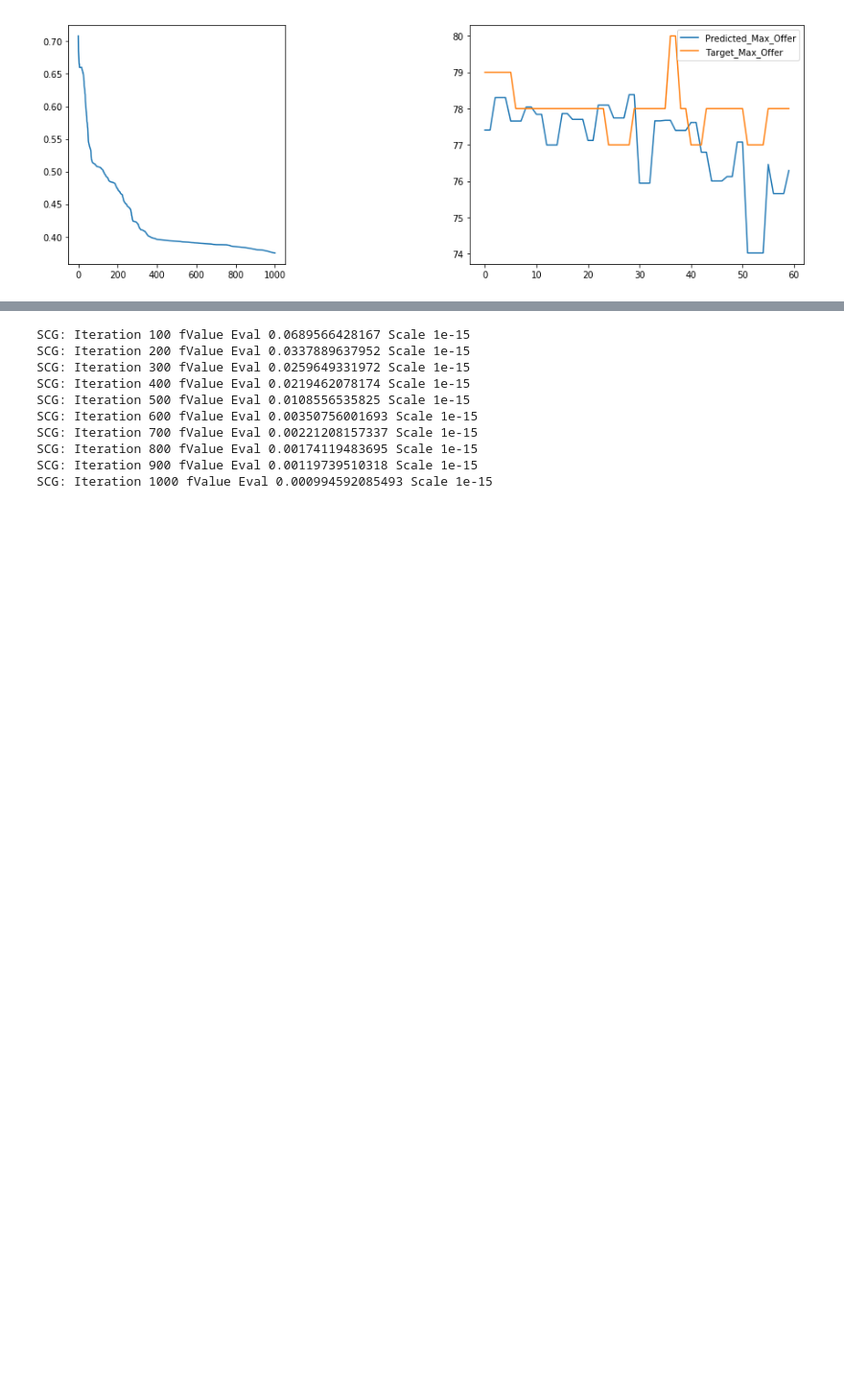
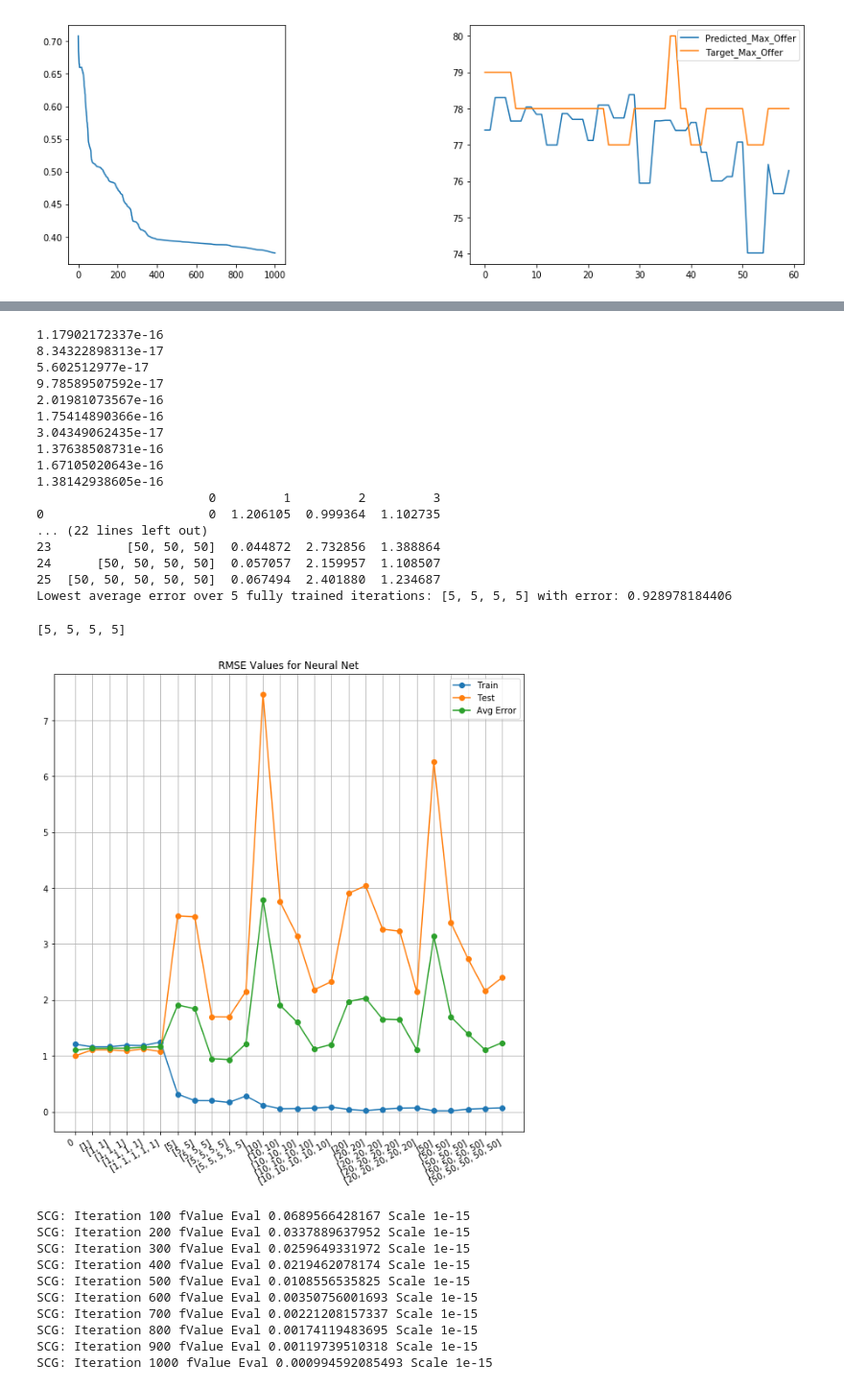
Before and after one commit to vicweeks/CS445-TermProject, a Jupyter notebook: TermProject-Clean.ipynb, the cells around one changed output, grey strips where cells are left out. Shown at 96% size. Cells and saved outputs as stored; diff of their text form; code cells hidden in the pictures; blank space fills up the shorter version.

```diff
--- a/TermProject-Clean.ipynb
+++ b/TermProject-Clean.ipynb
@@ -203,6 +209,28 @@ TtrainW = TtrainW[:, 0:1] # reduce to single class label
 XtestW = XtestW[keepTest, :]
 TtestW = TtestW[keepTest, :]
 TtestW = TtestW[:, 0:1] # reduce to single class label
+# %%
+getBestAvgNeuralStructure(XtrainW,XtestW,TtrainW,TtestW,1000,5,True)
+# %% [output]
+1.17902172337e-16
+8.34322898313e-17
+5.602512977e-17
+9.78589507592e-17
+2.01981073567e-16
+1.75414890366e-16
+3.04349062435e-17
+1.37638508731e-16
+1.67105020643e-16
+1.38142938605e-16
+                       0         1         2         3
+0                      0  1.206105  0.999364  1.102735
+... (22 lines left out)
+23          [50, 50, 50]  0.044872  2.732856  1.388864
+24      [50, 50, 50, 50]  0.057057  2.159957  1.108507
+25  [50, 50, 50, 50, 50]  0.067494  2.401880  1.234687
+Lowest average error over 5 fully trained iterations: [5, 5, 5, 5] with error: 0.928978184406
+[5, 5, 5, 5]
+[figure, added]
 # %%
 nnet = nn.NeuralNetwork(XtrainW.shape[1], [10,10,10], TtrainW.shape[1])
 nnet.train(XtrainW/(XtrainW.max(axis=0)), TtrainW/(TtrainW.max(axis=0)), 1000, verbose=True)
```
Also changed, not shown: parts of 32 cells of this notebook, 2 other files.
